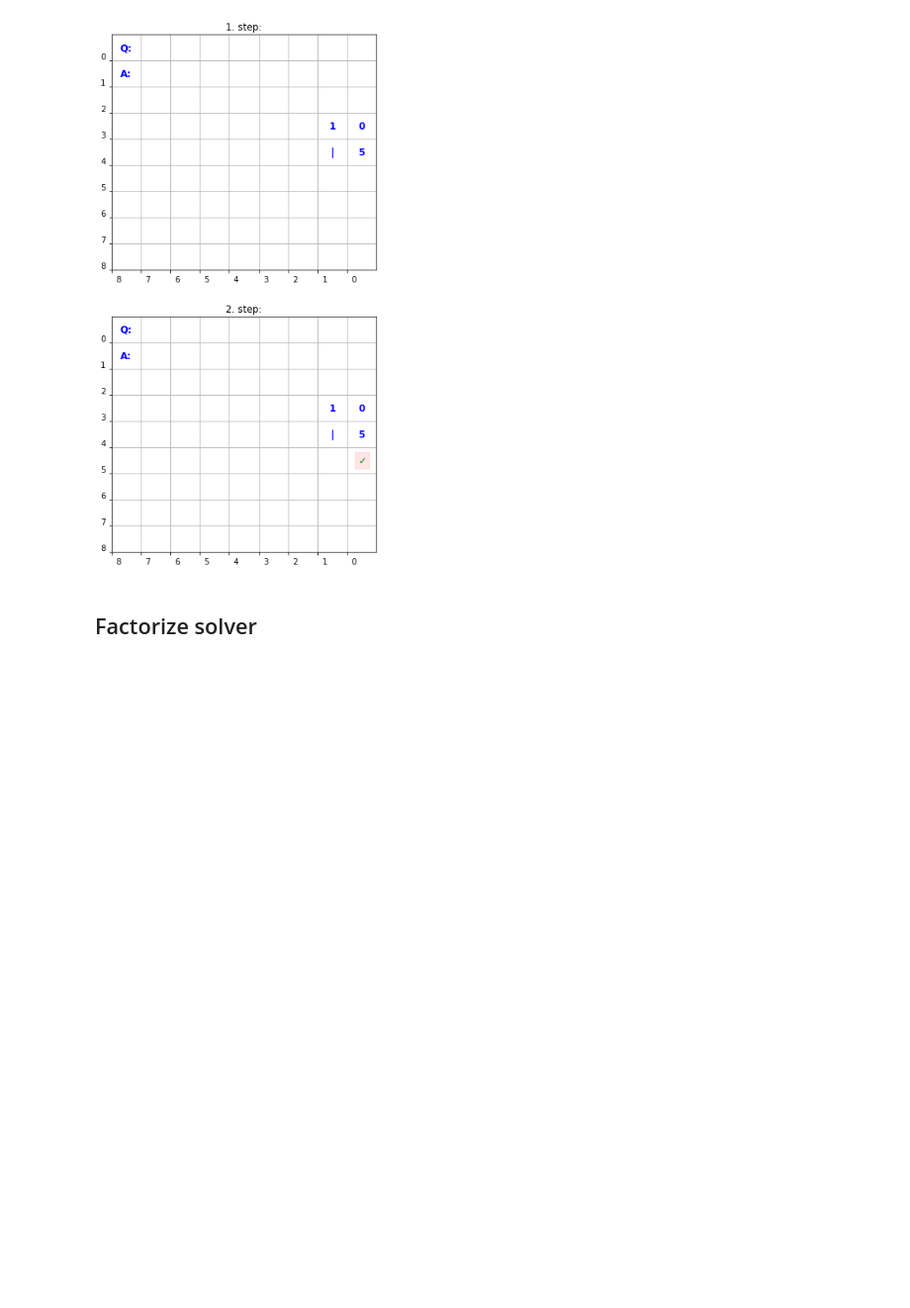
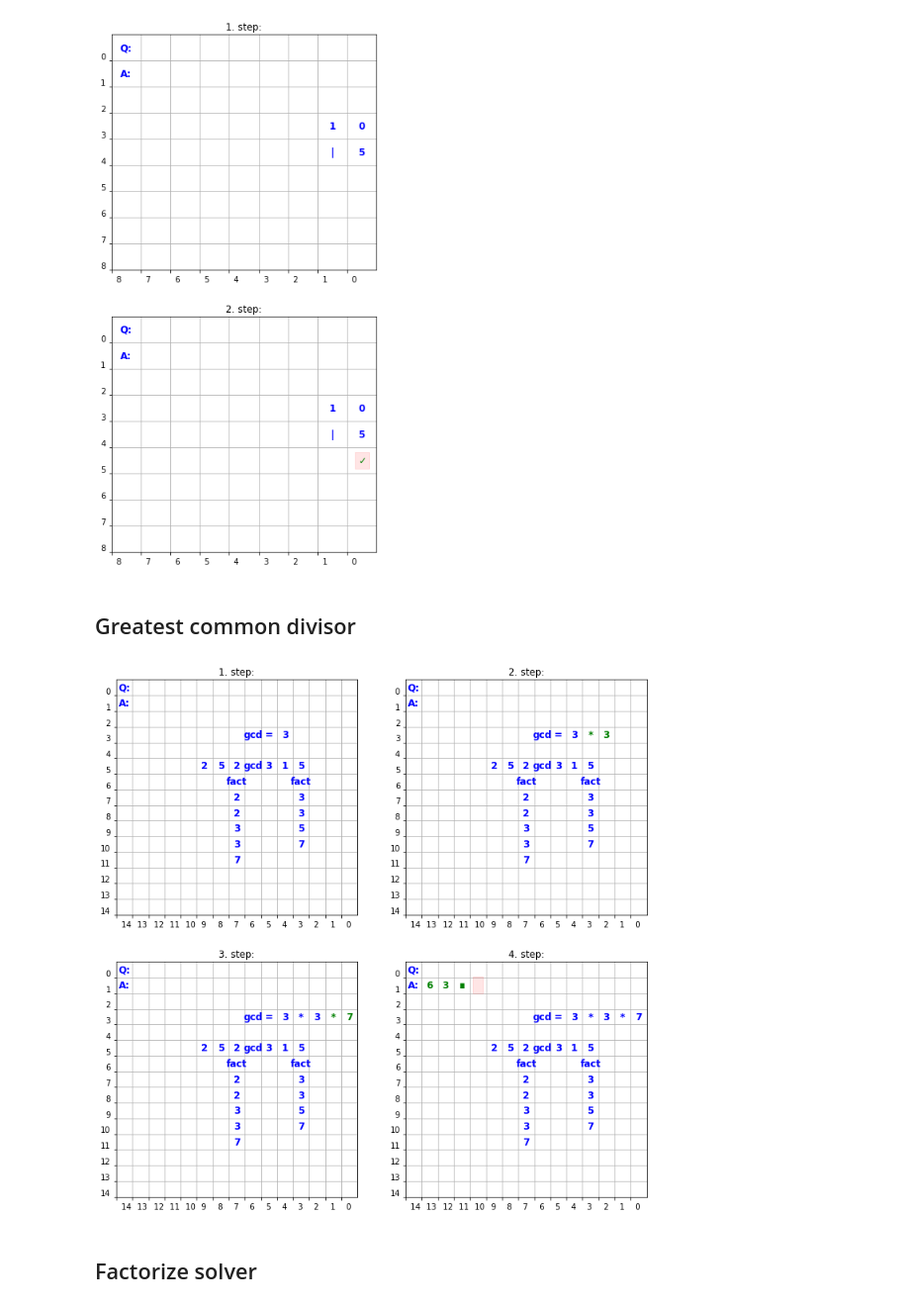
Before and after one commit to csadrian/arithmetics_on_paper, a Jupyter notebook: examples.ipynb, the cells around one changed output. Shown: that part at 99% size. Cells and saved outputs as stored; diff of their text form; code cells hidden in the pictures; blank space fills up the shorter version.

Commit message:
greatest common divisor solver

```diff
--- a/examples.ipynb
+++ b/examples.ipynb
@@ -35,7 +29,7 @@ solve_multiplication(a=decimal.Decimal('2.3'), b=67)
 # %% [markdown]
 piros színnel jelölve az attention, zöld színnel az adott lépésben változó mezők
 # %%
-def add_problem(a=27, b=67):
+def add_problem(a=127, b=67):
     return {'a': a, 'b': b, 'c': a+b}
 # %%
 plot_example(AddSolver, add_problem())
@@ -81,6 +75,12 @@ plot_example(BaseConversionSolver, bc_problem(77))
 plot_example(IsDivisibleBySolver, add_problem(10, 5))
 # %% [output]
 [figure]
+# %% [markdown]
+## Greatest common divisor
+# %%
+plot_example(GCDSolver, add_problem(252, 315))
+# %% [output]
+[figure, added]
 # %% [markdown]
 ## Factorize solver
 # %%
```
Also changed, not shown: parts of 7 cells of this notebook, 3 other files.
